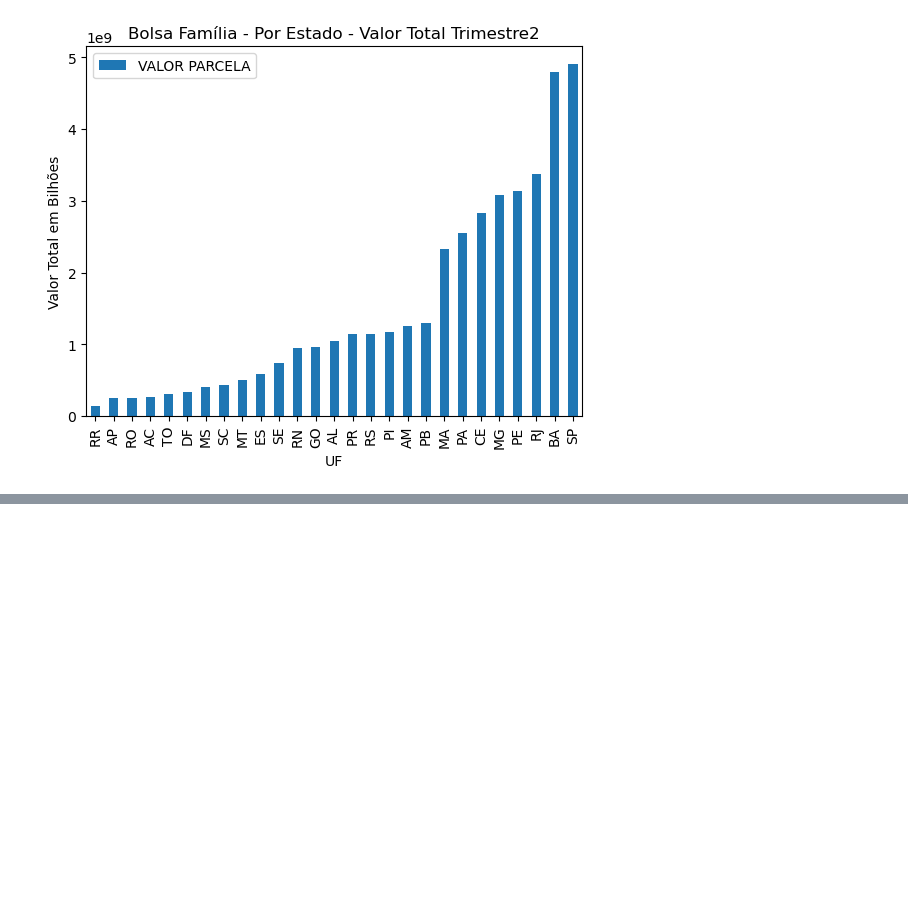
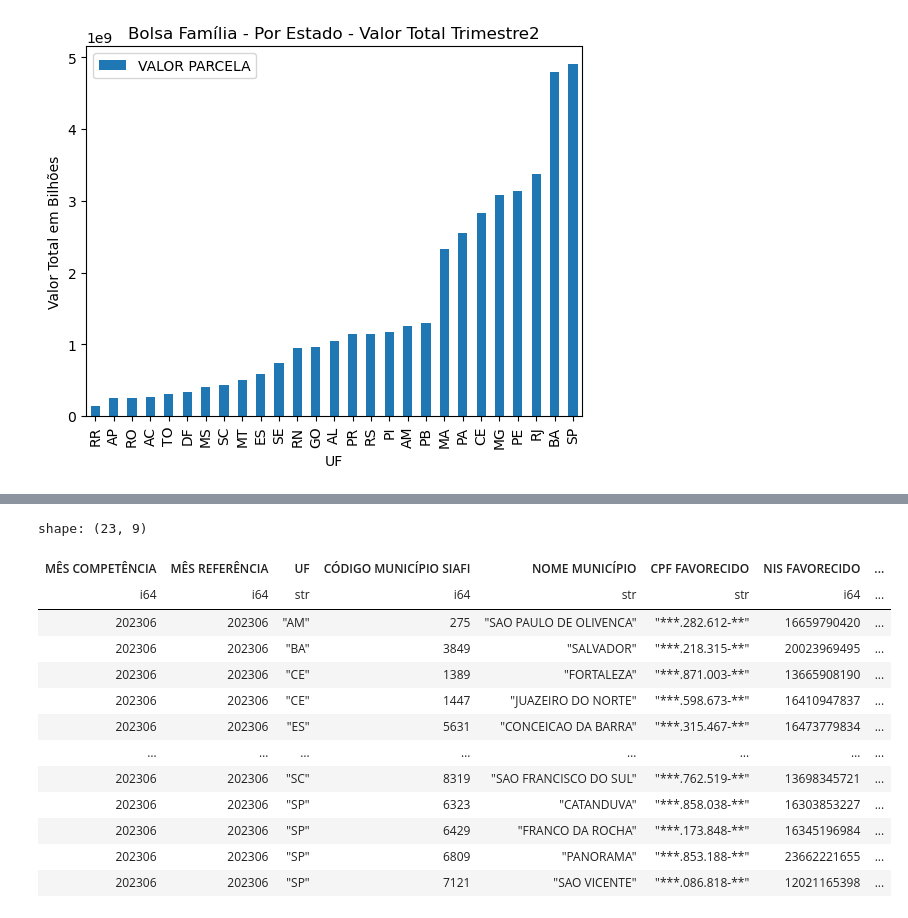
Before and after one commit to AnaCarolNeves/ProjetoFinalBigData, a Jupyter notebook: ProjetoFinal_parte2.ipynb, the cells around one changed output, grey strips where cells are left out. Cells and saved outputs as stored; diff of their text form; code cells hidden in the pictures; blank space fills up the shorter version.

```diff
--- a/ProjetoFinal_parte2.ipynb
+++ b/ProjetoFinal_parte2.ipynb
@@ -103,0 +120,17 @@ plt.show()
+# %%
+display(df_polars.filter(pl.col("VALOR PARCELA")==25.0))
+# %% [output]
+shape: (23, 9)
+| MÊS COMPETÊNCIA | MÊS REFERÊNCIA | UF | CÓDIGO MUNICÍPIO SIAFI | NOME MUNICÍPIO | CPF FAVORECIDO | NIS FAVORECIDO | ... |
+| i64 | i64 | str | i64 | str | str | i64 | ... |
+| 202306 | 202306 | "AM" | 275 | "SAO PAULO DE OLIVENCA" | "***.282.612-**" | 16659790420 | ... |
+| 202306 | 202306 | "BA" | 3849 | "SALVADOR" | "***.218.315-**" | 20023969495 | ... |
+| 202306 | 202306 | "CE" | 1389 | "FORTALEZA" | "***.871.003-**" | 13665908190 | ... |
+| 202306 | 202306 | "CE" | 1447 | "JUAZEIRO DO NORTE" | "***.598.673-**" | 16410947837 | ... |
+| 202306 | 202306 | "ES" | 5631 | "CONCEICAO DA BARRA" | "***.315.467-**" | 16473779834 | ... |
+| … | … | … | … | … | … | … | ... |
+| 202306 | 202306 | "SC" | 8319 | "SAO FRANCISCO DO SUL" | "***.762.519-**" | 13698345721 | ... |
+| 202306 | 202306 | "SP" | 6323 | "CATANDUVA" | "***.858.038-**" | 16303853227 | ... |
+| 202306 | 202306 | "SP" | 6429 | "FRANCO DA ROCHA" | "***.173.848-**" | 16345196984 | ... |
+| 202306 | 202306 | "SP" | 6809 | "PANORAMA" | "***.853.188-**" | 23662221655 | ... |
+| 202306 | 202306 | "SP" | 7121 | "SAO VICENTE" | "***.086.818-**" | 12021165398 | ... |
```
Also changed, not shown: parts of 11 cells of this notebook.
